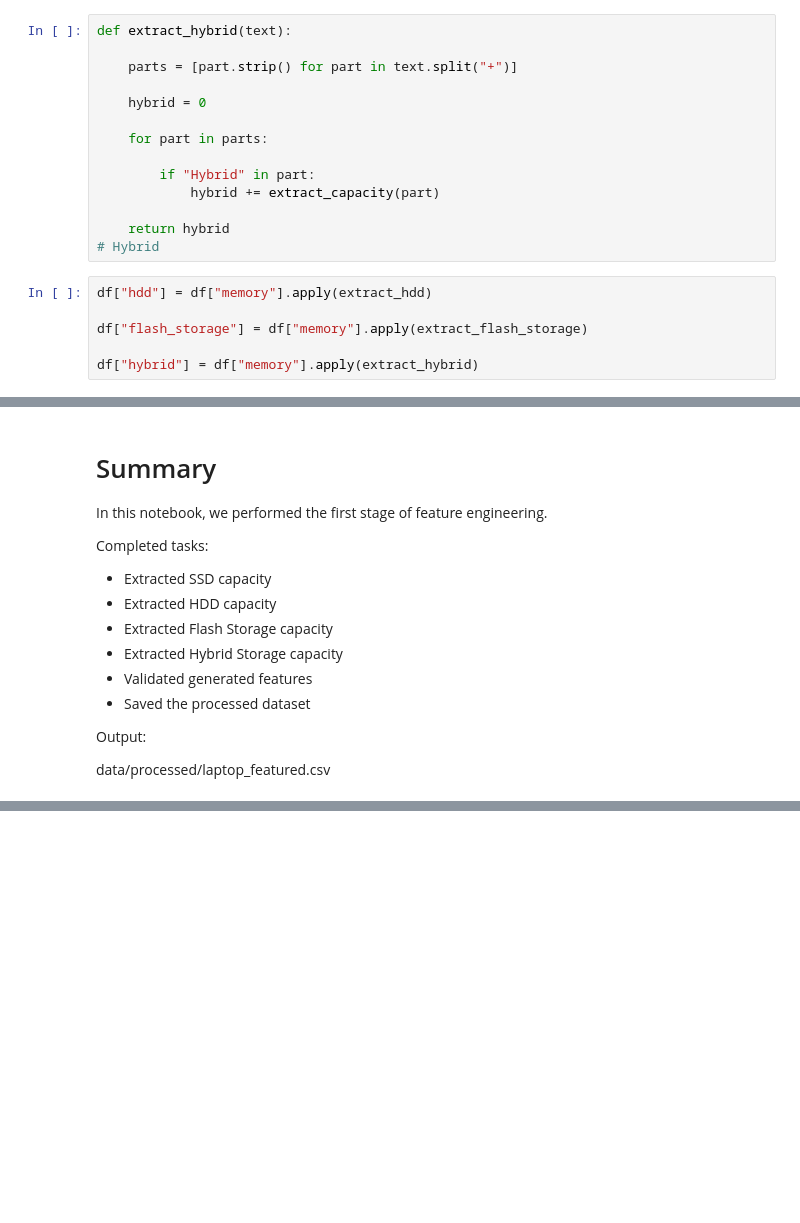
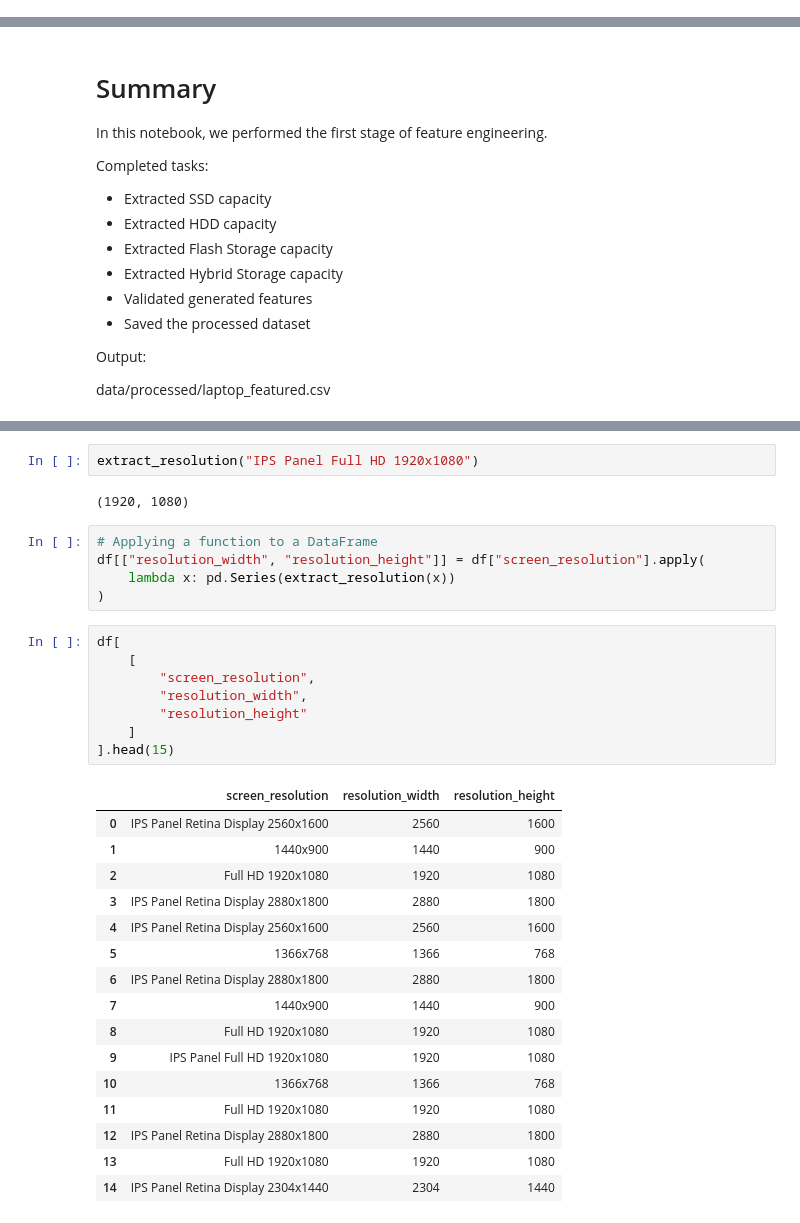
Before and after one commit to alisolei9/laptop-price-prediction, a Jupyter notebook: notebooks/03_feature_engineering.ipynb, the cells around one changed output, grey strips where cells are left out. Cells and saved outputs as stored; diff of their text form; blank space fills up the shorter version.

Commit message:
Add screen resolution feature engineering

```diff
--- a/notebooks/03_feature_engineering.ipynb
+++ b/notebooks/03_feature_engineering.ipynb
@@ -515,23 +449,3 @@ def extract_flash_storage(text):
-# %%
-def extract_hybrid(text):
-
-    parts = [part.strip() for part in text.split("+")]
-
-    hybrid = 0
-
-    for part in parts:
-
-        if "Hybrid" in part:
-            hybrid += extract_capacity(part)
-
-    return hybrid
-# Hybrid
-# %%
-df["hdd"] = df["memory"].apply(extract_hdd)
-
-df["flash_storage"] = df["memory"].apply(extract_flash_storage)
-
-df["hybrid"] = df["memory"].apply(extract_hybrid)
 # %%
 df[
     [
@@ -647,0 +634,34 @@ data/processed/laptop_featured.csv
+# %%
+extract_resolution("IPS Panel Full HD 1920x1080")
+# %% [output]
+(1920, 1080)
+# %%
+# Applying a function to a DataFrame
+df[["resolution_width", "resolution_height"]] = df["screen_resolution"].apply(
+    lambda x: pd.Series(extract_resolution(x))
+)
+# %%
+df[
+    [
+        "screen_resolution",
+        "resolution_width",
+        "resolution_height"
+    ]
+].head(15)
+# %% [output]
+|  | screen_resolution | resolution_width | resolution_height |
+| 0 | IPS Panel Retina Display 2560x1600 | 2560 | 1600 |
+| 1 | 1440x900 | 1440 | 900 |
+| 2 | Full HD 1920x1080 | 1920 | 1080 |
+| 3 | IPS Panel Retina Display 2880x1800 | 2880 | 1800 |
+| 4 | IPS Panel Retina Display 2560x1600 | 2560 | 1600 |
+| 5 | 1366x768 | 1366 | 768 |
+| 6 | IPS Panel Retina Display 2880x1800 | 2880 | 1800 |
+| 7 | 1440x900 | 1440 | 900 |
+| 8 | Full HD 1920x1080 | 1920 | 1080 |
+| 9 | IPS Panel Full HD 1920x1080 | 1920 | 1080 |
+| 10 | 1366x768 | 1366 | 768 |
+| 11 | Full HD 1920x1080 | 1920 | 1080 |
+| 12 | IPS Panel Retina Display 2880x1800 | 2880 | 1800 |
+| 13 | Full HD 1920x1080 | 1920 | 1080 |
+| 14 | IPS Panel Retina Display 2304x1440 | 2304 | 1440 |
```
Also changed, not shown: parts of 46 cells of this notebook, 2 other files.
